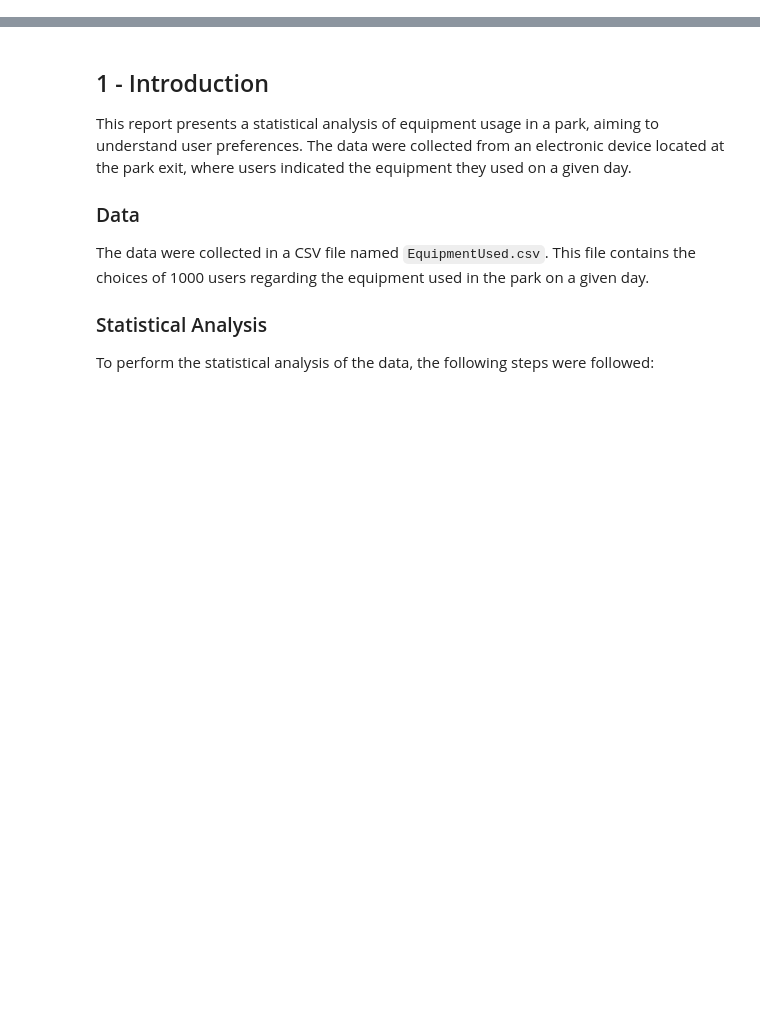
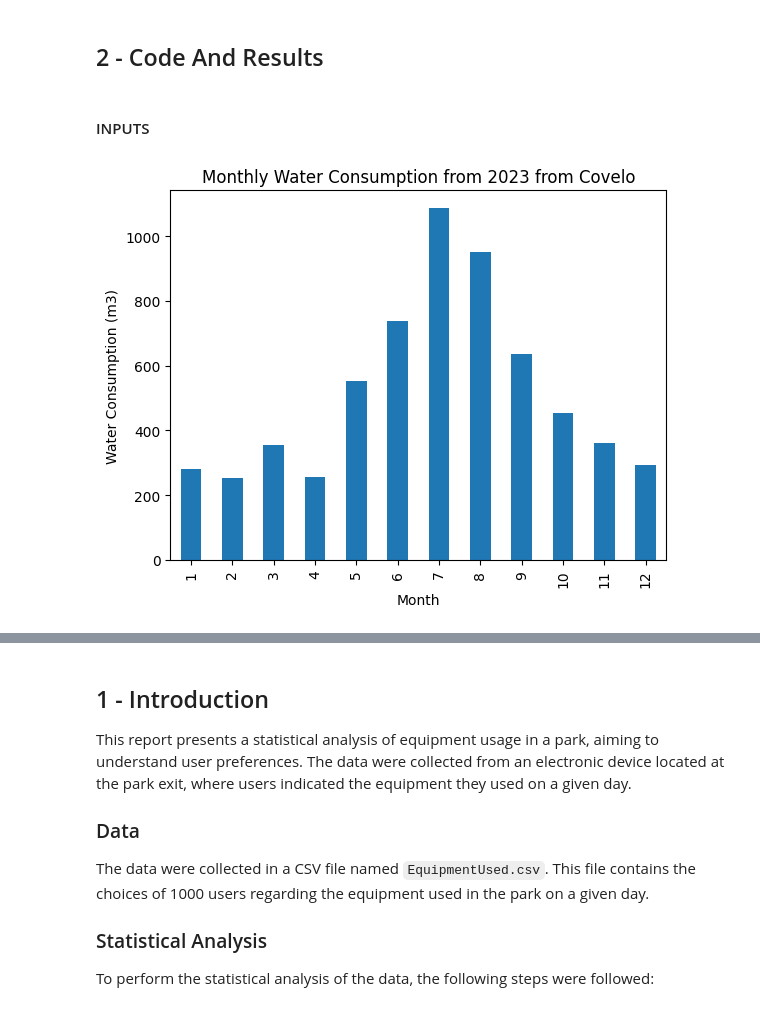
Before and after one commit to Mendoncaa/LAPR2, a Jupyter notebook: matcp-24-s2-1nb-g322/sprint2.ipynb, the cells around one changed output, grey strips where cells are left out. Drawn from its saved outputs; the diff is of its cells as text; code cells hidden in the pictures; blank space fills up the shorter version.

```diff
--- a/matcp-24-s2-1nb-g322/sprint2.ipynb
+++ b/matcp-24-s2-1nb-g322/sprint2.ipynb
@@ -0,0 +49,2 @@
+# %% [markdown]
+## 2 - Code And Results
@@ -0,0 +144,22 @@
+# %% [markdown]
+#### INPUTS
+# %%
+# Asks for user input of time period (Year, Start-Month, End-Month) and park identification.
+year = int(input('Enter the year: '))
+start_month = int(input('Enter the start month: '))
+end_month = int(input('Enter the end month: '))
+park_id = input('Enter the park identification: ').upper()
+
+# Filters the water data given the user input
+filtered_data = filter_water_data(year, start_month, end_month, park_id)
+# Creates the needed data grouping by month and the sum of the consumption
+monthly_water_consumption = filtered_data.groupby('Month')['Consumption'].sum()
+
+# Creates a bar plot with the given x and y labels and title
+monthly_water_consumption.plot(kind='bar')
+plt.xlabel('Month')
+plt.ylabel('Water Consumption (m3)')
+plt.title(f'Monthly Water Consumption from {year} from {park_id.title()}')
+plt.show()
+# %% [output]
+[figure, added]
```
Also changed, not shown: parts of 12 cells of this notebook, 1 other file.
